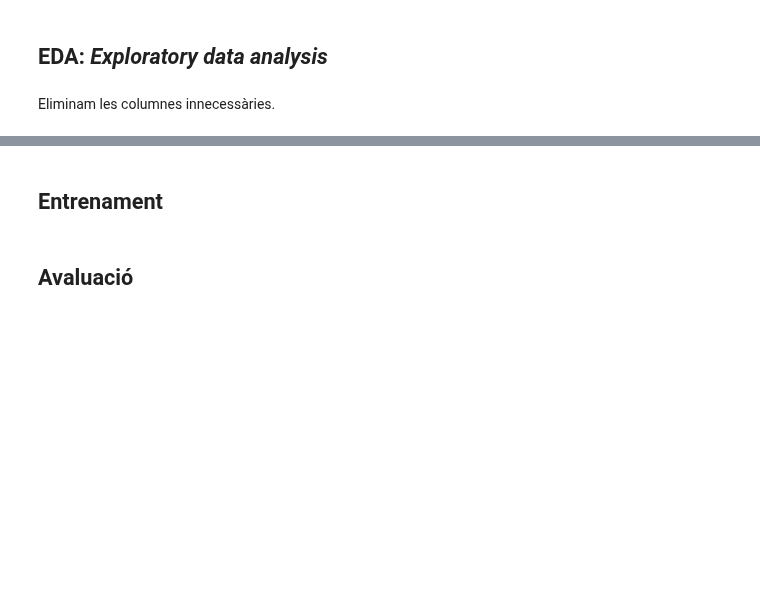
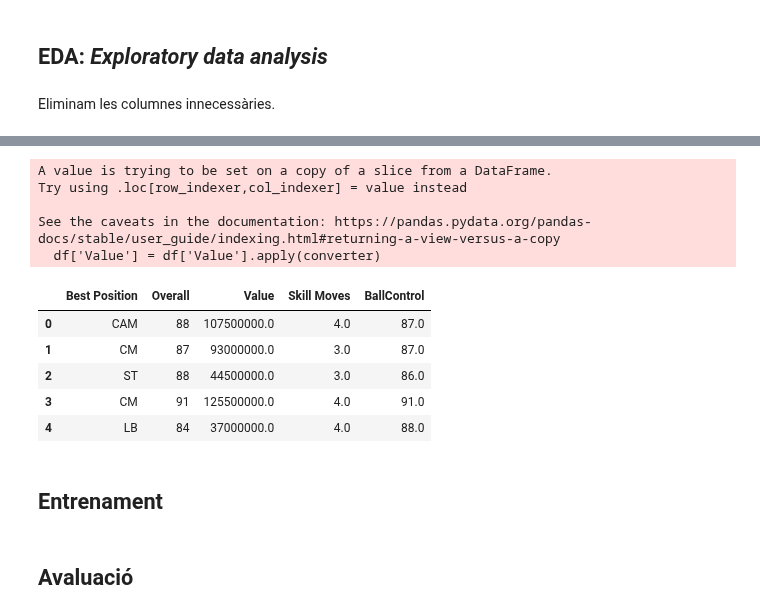
Before and after one commit to pimentel124/ia_2022, a Jupyter notebook: neteja dades/fifa_practice.ipynb, the cells around one changed output, grey strips where cells are left out. Saved outputs shown, nothing was run; the diff lists cells and outputs as text; code cells hidden in the pictures; blank space fills up the shorter version.

```diff
--- a/neteja dades/fifa_practice.ipynb
+++ b/neteja dades/fifa_practice.ipynb
@@ -66,3 +68,28 @@ Name: Preferred Foot, dtype: int64
+# %%
+def converter(x):
+    #Delee the €
+    x = x[1:]
+
+    if 'M' in x:
+        return (float(x.strip('M'))*1000000)
+    if 'K' in x:
+        return (float(x.strip('K'))*1000)
+
+
+df['Value'] = df['Value'].apply(converter)
+df.head()
+# %% [output]
+A value is trying to be set on a copy of a slice from a DataFrame.
+Try using .loc[row_indexer,col_indexer] = value instead
+
+See the caveats in the documentation: https://pandas.pydata.org/pandas-docs/stable/user_guide/indexing.html#returning-a-view-versus-a-copy
+  df['Value'] = df['Value'].apply(converter)
+|  | Best Position | Overall | Value | Skill Moves | BallControl |
+| 0 | CAM | 88 | 107500000.0 | 4.0 | 87.0 |
+| 1 | CM | 87 | 93000000.0 | 3.0 | 87.0 |
+| 2 | ST | 88 | 44500000.0 | 3.0 | 86.0 |
+| 3 | CM | 91 | 125500000.0 | 4.0 | 91.0 |
+| 4 | LB | 84 | 37000000.0 | 4.0 | 88.0 |
 # %% [markdown]
 ## Entrenament
 # %% [markdown]
```
Also changed, not shown: parts of 4 cells of this notebook.
